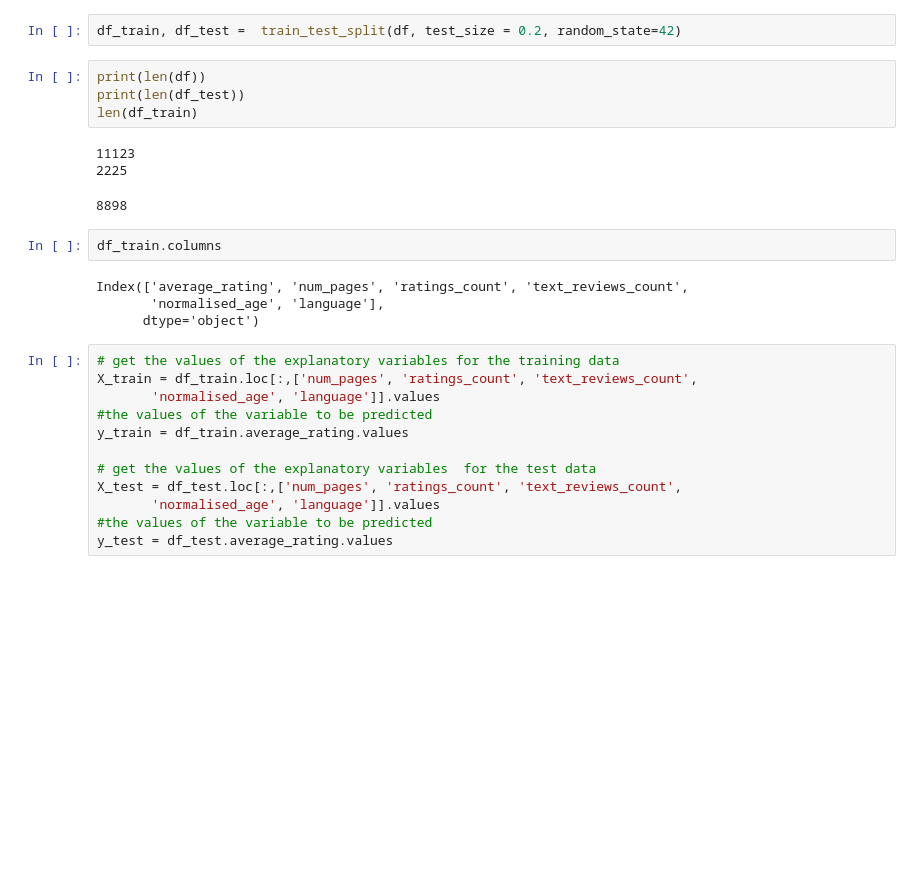
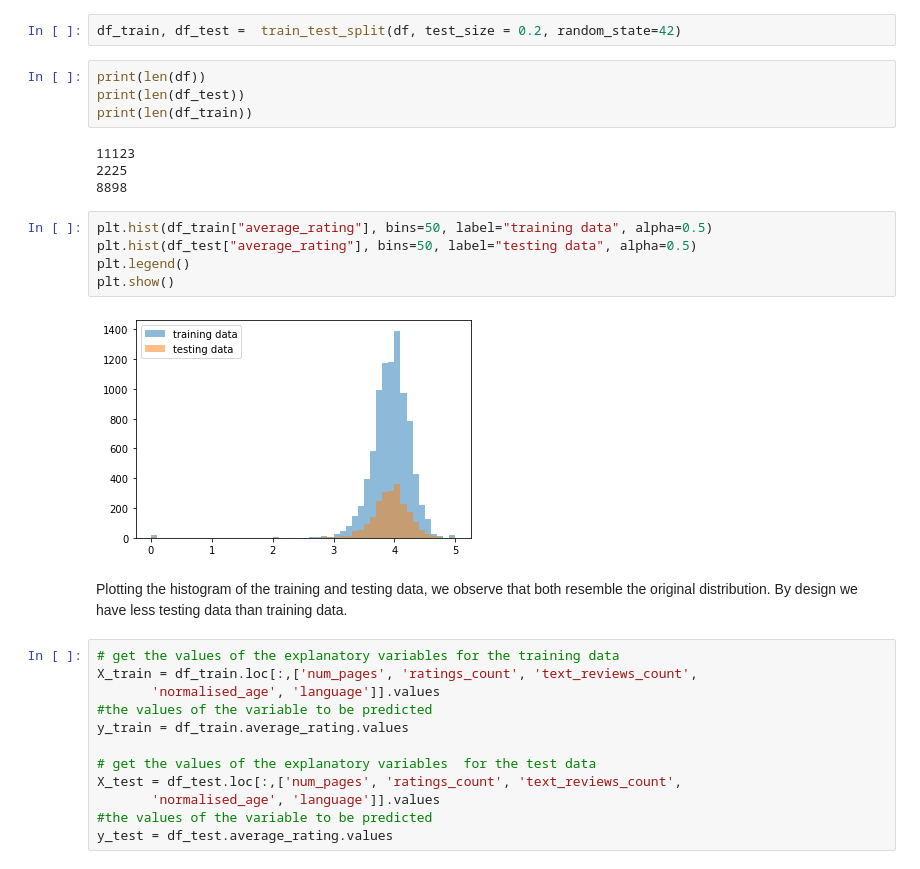
Before and after one commit to Attoumassa/book_rating_prediction_model, a Jupyter notebook: feature_engineering.ipynb, the cells around one changed output. Cells and saved outputs as stored; diff of their text form; blank space fills up the shorter version.

```diff
--- a/feature_engineering.ipynb
+++ b/feature_engineering.ipynb
@@ -369,17 +380,20 @@ df_train, df_test =  train_test_split(df, test_size = 0.2, random_state=42)
 # %%
 print(len(df))
 print(len(df_test))
-len(df_train)
+print(len(df_train))
 # %% [output]
 11123
 2225
+8898
-8898
 # %%
-df_train.columns
+plt.hist(df_train["average_rating"], bins=50, label="training data", alpha=0.5)
+plt.hist(df_test["average_rating"], bins=50, label="testing data", alpha=0.5)
+plt.legend()
+plt.show()
 # %% [output]
-Index(['average_rating', 'num_pages', 'ratings_count', 'text_reviews_count',
-       'normalised_age', 'language'],
-      dtype='object')
+[figure, added]
+# %% [markdown]
+Plotting the histogram of the training and testing data, we observe that both resemble the original distribution. By design we have less testing data than training data.
 # %%
 # get the values of the explanatory variables for the training data
 X_train = df_train.loc[:,['num_pages', 'ratings_count', 'text_reviews_count',
```
Also changed, not shown: parts of 40 cells of this notebook.
